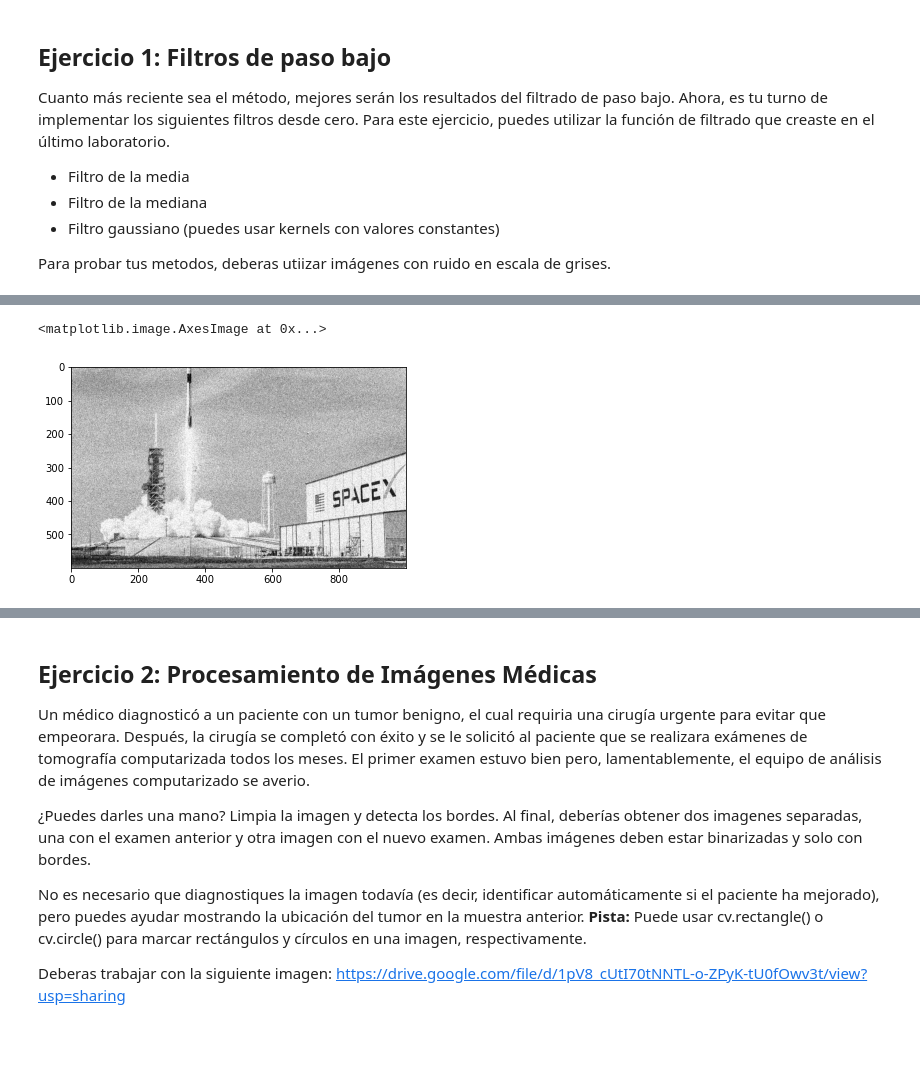
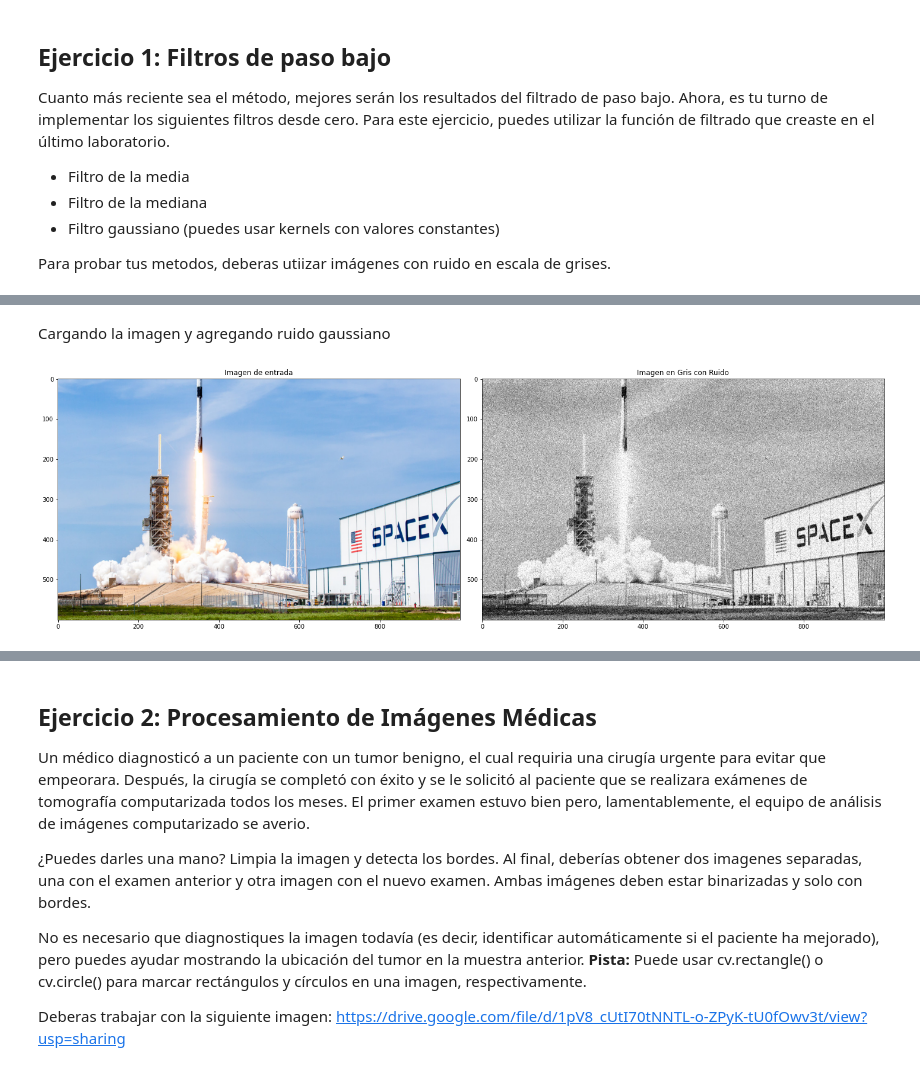
Before and after one commit to ElmerAlanoca/HackC, a Jupyter notebook: LABORATORIOS/LAB4/Lab4.ipynb, the cells around one changed output, grey strips where cells are left out. Cells and saved outputs as stored; diff of their text form; code cells hidden in the pictures; blank space fills up the shorter version.

```diff
--- a/LABORATORIOS/LAB4/Lab4.ipynb
+++ b/LABORATORIOS/LAB4/Lab4.ipynb
@@ -10,0 +15,11 @@ import numpy as np
+# %%
+def myImages(title1, img1, title2, img2):
+  fig = plt.figure(figsize=(20,15))
+  ax1 = plt.subplot(1, 2, 1)
+  ax2 = plt.subplot(1, 2, 2)
+  ax1.set_title(title1)
+  ax1.imshow(img1, cmap='gray')
+  ax2.set_title(title2)
+  ax2.imshow(img2, cmap='gray')
+  fig.tight_layout()
+  plt.show()
@@ -31,16 +37,11 @@ plt.imshow(gray, cmap="gray")
-# %%
-# Scikit-image es parte de la conocida librería de aprendizaje automático Scikit-learn,
-# la cual incluye múltiples funciones de aprendizaje automático. Específicamente, Scikit-image
-# tiene una colección de algoritmos para el procesamiento de imágenes. Está disponible de forma gratuita y
-# libre de restricción. Sin embargo, al usar alguna de sus funciones, se sugiere investigar si su
-# rendimiento/eficiencia es mejor a las implementaciones del mismo algoritmo en opencv, numpy u otras librerías.
-from skimage.util import random_noise
-
-# Agregar ruido gaussiano en la imagen con scikit-learn
-# parámetros: una imagen, tipo de ruido (opciones: "gaussian", "pepper", "s&p"),
-# Varianza de la distribución aleatoria
-noise_img = random_noise(gray, mode='gaussian',var=0.02)
-plt.imshow(noise_img, cmap="gray")
-# %% [output]
-<matplotlib.image.AxesImage at 0x...>
-[figure, removed]
+# %% [markdown]
+Cargando la imagen y agregando ruido gaussiano
+# %%
+imgBGR = cv2.imread("SpaceX.jpg")
+imgRGB = cv2.cvtColor(imgBGR, cv2.COLOR_BGR2RGB)
+imgGRAY = cv2.cvtColor(imgBGR, cv2.COLOR_BGRA2GRAY)
+img = random_noise(imgGRAY, mode='gaussian',var=0.02)
+
+myImages("Imagen de entrada", imgRGB, "Imagen en Gris con Ruido", img)
+# %% [output]
+[figure, added]
```
Also changed, not shown: parts of 12 cells of this notebook.
